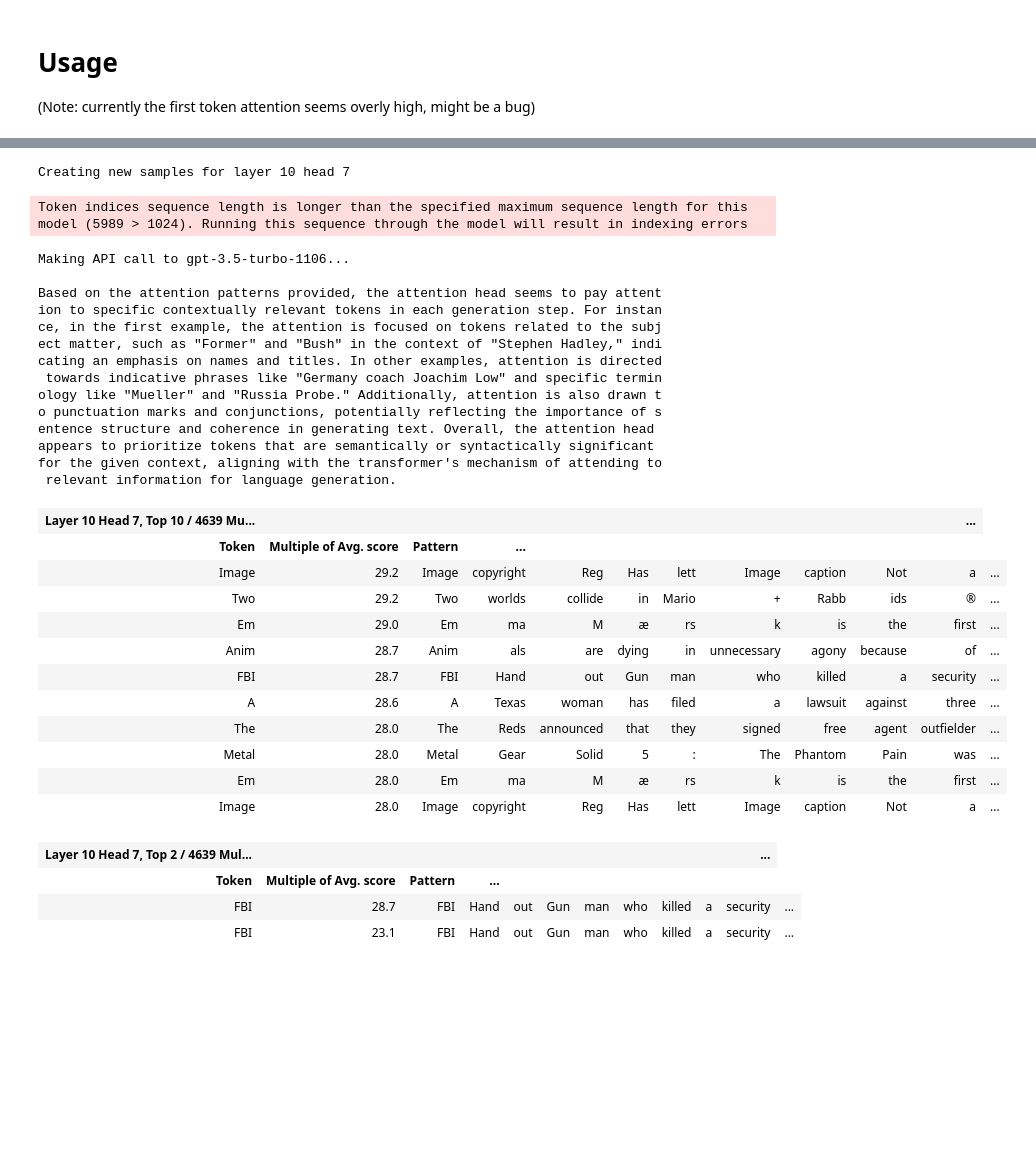
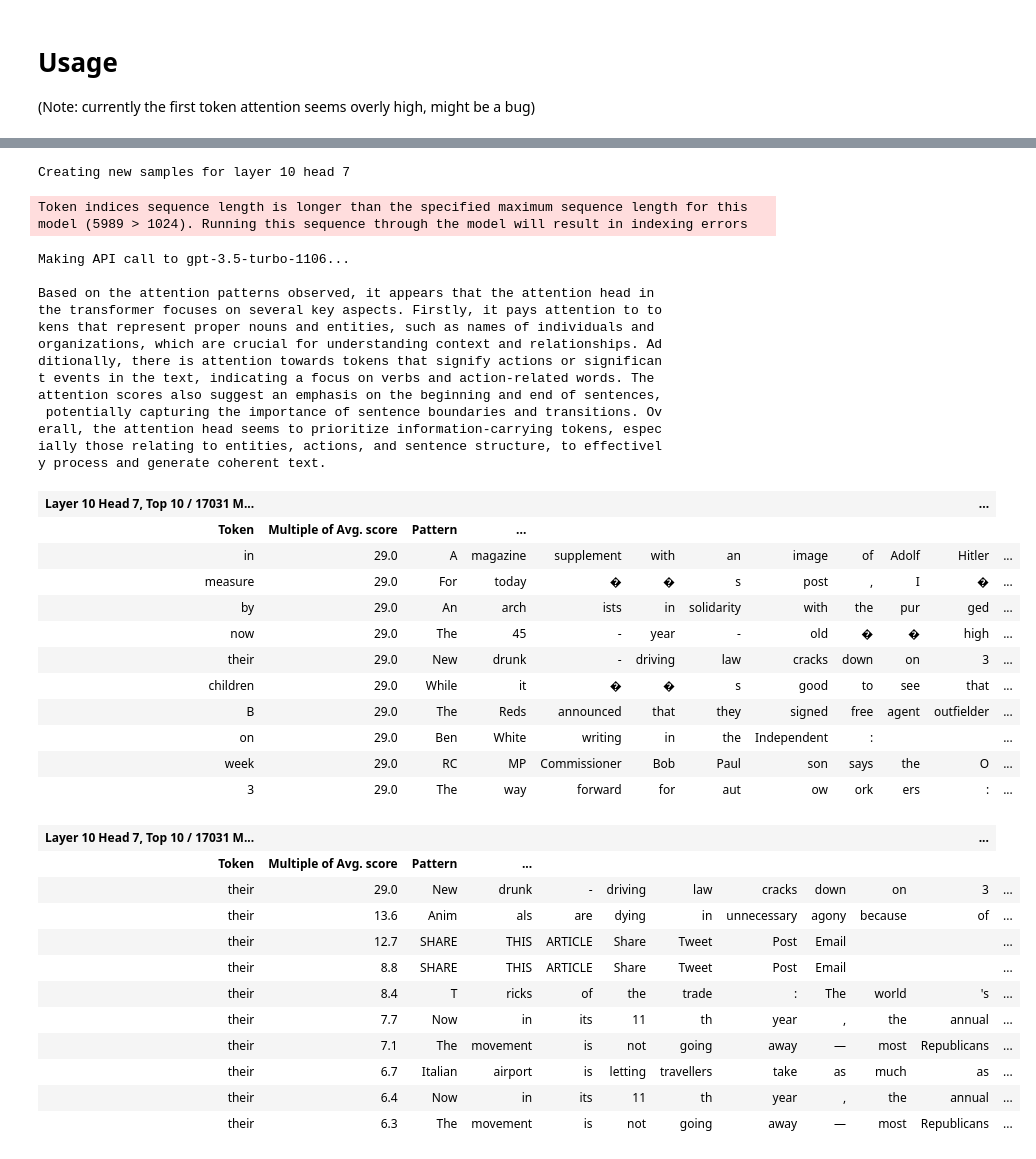
Before and after one commit to connor-henderson/attention-data, a Jupyter notebook: demo.ipynb, the cells around one changed output, grey strips where cells are left out. Cells and saved outputs as stored; diff of their text form; code cells hidden in the pictures; blank space fills up the shorter version.

Commit message:
add suppress first token option

```diff
--- a/demo.ipynb
+++ b/demo.ipynb
@@ -49,7 +49,8 @@ attention_data = AttentionData(
     model=model,
     text_batch=dataset['text'][:100], # Speed is sensitive to the number of samples
     openai_model="gpt-3.5-turbo-1106",
-    openai_api_key=OPENAI_API_KEY
+    openai_api_key=OPENAI_API_KEY,
+    suppress_first_token=True, # Temporary hack for denoising, unprincipled
 )
 # %% [markdown]
 # Usage
@@ -67,18 +82,17 @@ Creating new samples for layer 10 head 7
 Token indices sequence length is longer than the specified maximum sequence length for this model (5989 > 1024). Running this sequence through the model will result in indexing errors
 Making API call to gpt-3.5-turbo-1106...
 
-Based on the attention patterns provided, the attention head seems to pay attent
-ion to specific contextually relevant tokens in each generation step. For instan
-ce, in the first example, the attention is focused on tokens related to the subj
-ect matter, such as "Former" and "Bush" in the context of "Stephen Hadley," indi
-cating an emphasis on names and titles. In other examples, attention is directed
- towards indicative phrases like "Germany coach Joachim Low" and specific termin
-ology like "Mueller" and "Russia Probe." Additionally, attention is also drawn t
-o punctuation marks and conjunctions, potentially reflecting the importance of s
-entence structure and coherence in generating text. Overall, the attention head
-appears to prioritize tokens that are semantically or syntactically significant
-for the given context, aligning with the transformer's mechanism of attending to
- relevant information for language generation.
+Based on the attention patterns observed, it appears that the attention head in
+the transformer focuses on several key aspects. Firstly, it pays attention to to
+kens that represent proper nouns and entities, such as names of individuals and
+organizations, which are crucial for understanding context and relationships. Ad
+ditionally, there is attention towards tokens that signify actions or significan
+t events in the text, indicating a focus on verbs and action-related words. The
+attention scores also suggest an emphasis on the beginning and end of sentences,
+ potentially capturing the importance of sentence boundaries and transitions. Ov
+erall, the attention head seems to prioritize information-carrying tokens, espec
+ially those relating to entities, actions, and sentence structure, to effectivel
+y process and generate coherent text.
 # %%
 # The "multiple" is the multiple of the average attention pattern value for a row,
 # i.e. a multiple of 2 in a row with 10 tokens means the attention score was 0.2
@@ -90,34 +104,42 @@ ranked_multiples = attention_data.get_ranked_multiples(
     display=True
 )
 # %% [output]
-| Layer 10 Head 7, Top 10 / 4639 Mu... |  |  |  |  |  |  |  |  |  | ... |
+| Layer 10 Head 7, Top 10 / 17031 M... |  |  |  |  |  |  |  |  |  | ... |
 | Token | Multiple of Avg. score | Pattern | ... |
-| Image | 29.2 | Image | copyright | Reg | Has | lett | Image | caption | Not | a | ... |
-| Two | 29.2 | Two | worlds | collide | in | Mario | + | Rabb | ids | ® | ... |
-| Em | 29.0 | Em | ma | M | æ | rs | k | is | the | first | ... |
-| Anim | 28.7 | Anim | als | are | dying | in | unnecessary | agony | because | of | ... |
-| FBI | 28.7 | FBI | Hand | out | Gun | man | who | killed | a | security | ... |
-| A | 28.6 | A | Texas | woman | has | filed | a | lawsuit | against | three | ... |
-| The | 28.0 | The | Reds | announced | that | they | signed | free | agent | outfielder | ... |
-| Metal | 28.0 | Metal | Gear | Solid | 5 | : | The | Phantom | Pain | was | ... |
-| Em | 28.0 | Em | ma | M | æ | rs | k | is | the | first | ... |
-| Image | 28.0 | Image | copyright | Reg | Has | lett | Image | caption | Not | a | ... |
+| in | 29.0 | A | magazine | supplement | with | an | image | of | Adolf | Hitler | ... |
+| measure | 29.0 | For | today | � | � | s | post | , | I | � | ... |
+| by | 29.0 | An | arch | ists | in | solidarity | with | the | pur | ged | ... |
+| now | 29.0 | The | 45 | - | year | - | old | � | � | high | ... |
+| their | 29.0 | New | drunk | - | driving | law | cracks | down | on | 3 | ... |
+| children | 29.0 | While | it | � | � | s | good | to | see | that | ... |
+| B | 29.0 | The | Reds | announced | that | they | signed | free | agent | outfielder | ... |
+| on | 29.0 | Ben | White | writing | in | the | Independent | : |  |  | ... |
+| week | 29.0 | RC | MP | Commissioner | Bob | Paul | son | says | the | O | ... |
+| 3 | 29.0 | The | way | forward | for | aut | ow | ork | ers | : | ... |
 # %%
 # Look at the top occurences for a particular token
 example_str_token = ranked_multiples[4][0]
 
 ranked_multiples = attention_data.get_ranked_multiples(
     head=head,
     layer=layer,
-    num_multiples=2,
+    num_multiples=10,
     str_token=example_str_token,
     display=True
 )
 # %% [output]
-| Layer 10 Head 7, Top 2 / 4639 Mul... |  |  |  |  |  |  |  |  |  | ... |
+| Layer 10 Head 7, Top 10 / 17031 M... |  |  |  |  |  |  |  |  |  | ... |
 | Token | Multiple of Avg. score | Pattern | ... |
-| FBI | 28.7 | FBI | Hand | out | Gun | man | who | killed | a | security | ... |
-| FBI | 23.1 | FBI | Hand | out | Gun | man | who | killed | a | security | ... |
+| their | 29.0 | New | drunk | - | driving | law | cracks | down | on | 3 | ... |
+| their | 13.6 | Anim | als | are | dying | in | unnecessary | agony | because | of | ... |
+| their | 12.7 | SHARE | THIS | ARTICLE | Share | Tweet | Post | Email |  |  | ... |
+| their | 8.8 | SHARE | THIS | ARTICLE | Share | Tweet | Post | Email |  |  | ... |
+| their | 8.4 | T | ricks | of | the | trade | : | The | world | 's | ... |
+| their | 7.7 | Now | in | its | 11 | th | year | , | the | annual | ... |
+| their | 7.1 | The | movement | is | not | going | away | — | most | Republicans | ... |
+| their | 6.7 | Italian | airport | is | letting | travellers | take | as | much | as | ... |
+| their | 6.4 | Now | in | its | 11 | th | year | , | the | annual | ... |
+| their | 6.3 | The | movement | is | not | going | away | — | most | Republicans | ... |
 # %%
 # Look at a random grouping of multiples that were larger than average
 
```
Also changed, not shown: parts of 3 cells of this notebook, 1 other file.
